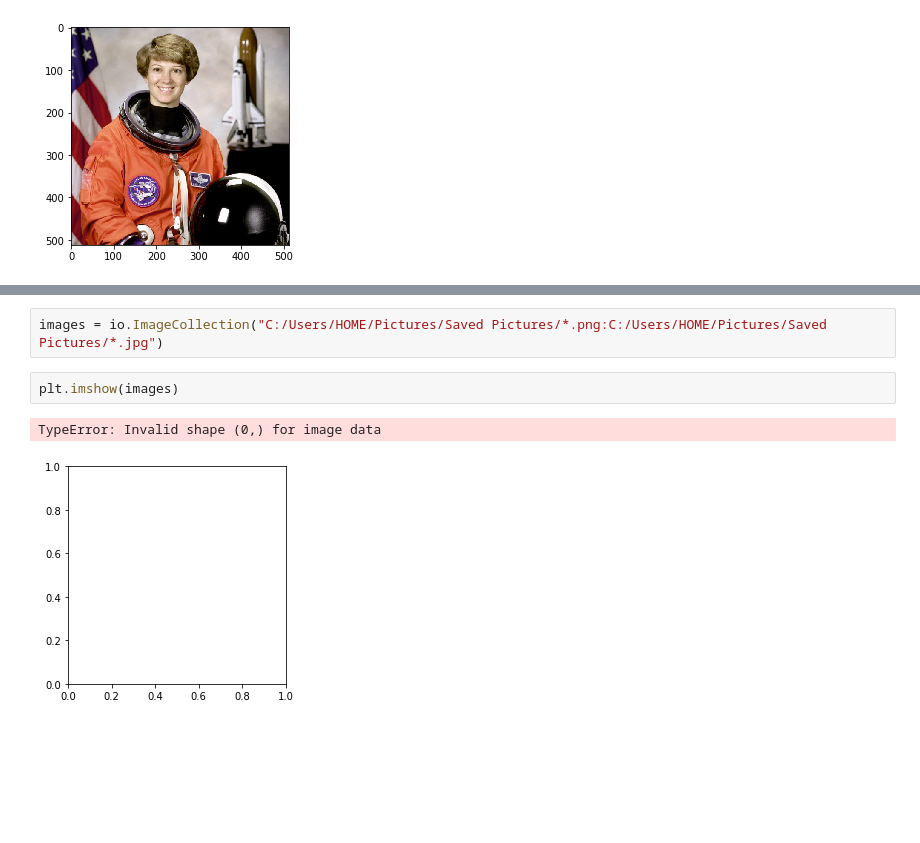
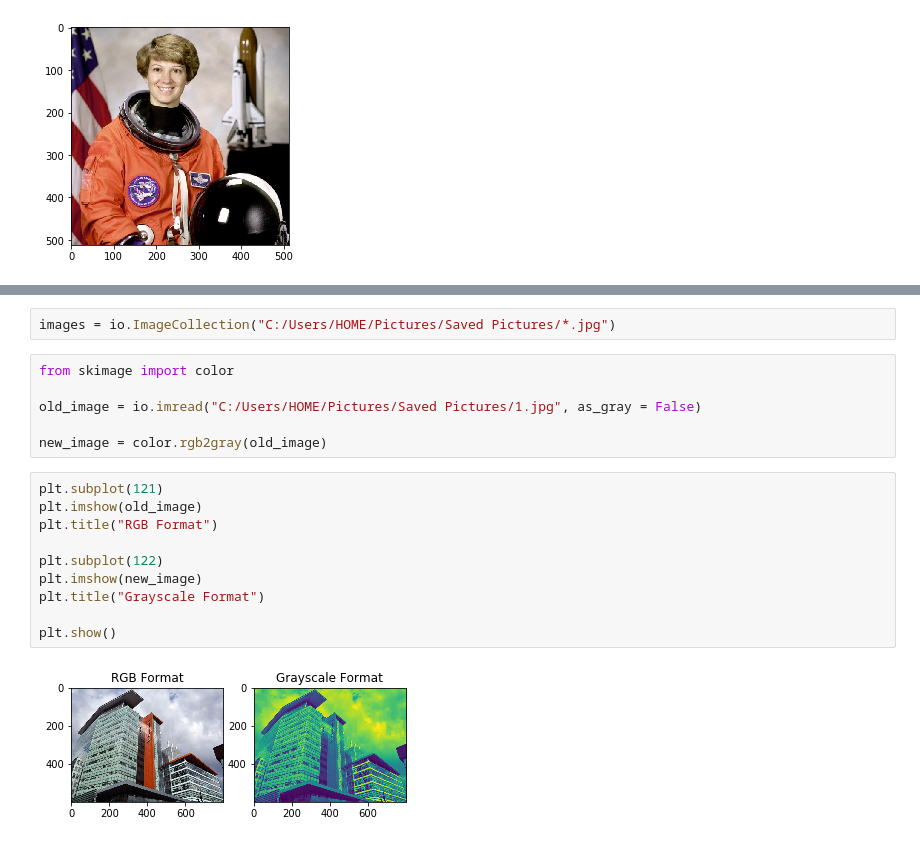
Before and after one commit to ma-shamshiri/Image-Preprocessing, a Jupyter notebook: load_image.ipynb, the cells around one changed output, grey strips where cells are left out. Drawn from its saved outputs; the diff is of its cells as text; blank space fills up the shorter version.

```diff
--- a/load_image.ipynb
+++ b/load_image.ipynb
@@ -27,7 +42,20 @@ plt.imshow(image)
 # %%
-images = io.ImageCollection("C:/Users/HOME/Pictures/Saved Pictures/*.png:C:/Users/HOME/Pictures/Saved Pictures/*.jpg")
+images = io.ImageCollection("C:/Users/HOME/Pictures/Saved Pictures/*.jpg")
-# %%
-plt.imshow(images)
-# %% [output]
-TypeError: Invalid shape (0,) for image data
-[figure, removed]
+# %%
+from skimage import color
+
+old_image = io.imread("C:/Users/HOME/Pictures/Saved Pictures/1.jpg", as_gray = False)
+
+new_image = color.rgb2gray(old_image)
+# %%
+plt.subplot(121)
+plt.imshow(old_image)
+plt.title("RGB Format")
+
+plt.subplot(122)
+plt.imshow(new_image)
+plt.title("Grayscale Format")
+
+plt.show()
+# %% [output]
+[figure, added]
```
Also changed, not shown: parts of 7 cells of this notebook.
